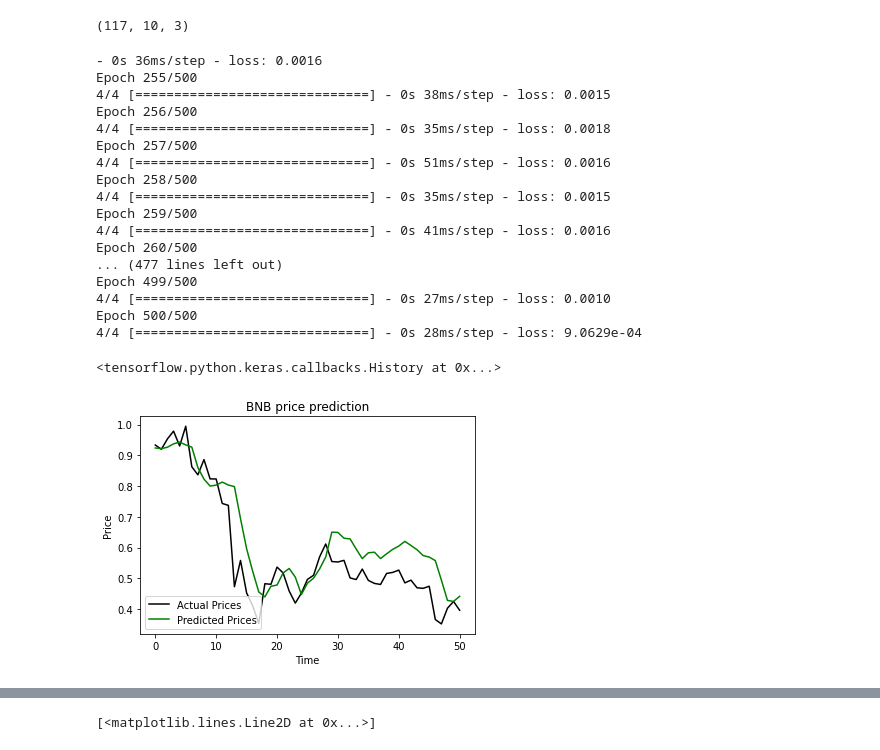
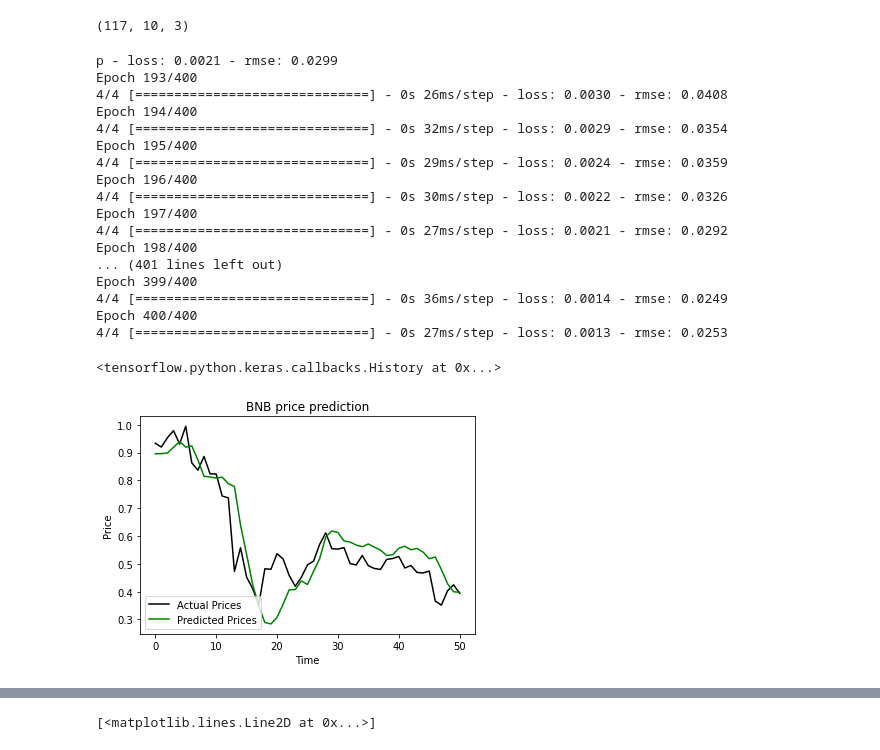
Before and after one commit to akhil14shukla/Crypto-Prediction, a Jupyter notebook: Crypto_2.ipynb, the cells around one changed output, grey strips where cells are left out. Cells and saved outputs as stored; diff of their text form; code cells hidden in the pictures.

Commit message:
Improving the model

```diff
--- a/Crypto_2.ipynb
+++ b/Crypto_2.ipynb
@@ -59,6 +59,12 @@ x_train, y_train = np.array(x_train), np.array(y_train)
 x_train.shape
 # %% [output]
 (117, 10, 3)
+# %%
+# custom metric for our model, only to monitor our model while training
+from tensorflow.keras import backend
+
+def rmse(y_true, y_pred):
+	return backend.sqrt(backend.mean(backend.square(y_pred - y_true), axis=-1))
 # %%
 #creating neural netowrk
 model = Sequential()
@@ -71,26 +77,26 @@ model.add(LSTM(units=100))
 # model.add(Dropout(0.2))
 
 model.add(Dense(units=1))
-model.compile(optimizer='adam', loss='mean_squared_error')
-model.fit(x_train,y_train, epochs=500, batch_size=32)
+model.compile(optimizer='adam', loss='mean_squared_error',metrics=[rmse])
+model.fit(x_train,y_train, epochs=400, batch_size=32)
 # %% [output]
-- 0s 36ms/step - loss: 0.0016
-Epoch 255/500
-4/4 [==============================] - 0s 38ms/step - loss: 0.0015
-Epoch 256/500
-4/4 [==============================] - 0s 35ms/step - loss: 0.0018
-Epoch 257/500
-4/4 [==============================] - 0s 51ms/step - loss: 0.0016
-Epoch 258/500
-4/4 [==============================] - 0s 35ms/step - loss: 0.0015
-Epoch 259/500
-4/4 [==============================] - 0s 41ms/step - loss: 0.0016
-Epoch 260/500
-... (477 lines left out)
-Epoch 499/500
-4/4 [==============================] - 0s 27ms/step - loss: 0.0010
-Epoch 500/500
-4/4 [==============================] - 0s 28ms/step - loss: 9.0629e-04
+p - loss: 0.0021 - rmse: 0.0299
+Epoch 193/400
+4/4 [==============================] - 0s 26ms/step - loss: 0.0030 - rmse: 0.0408
+Epoch 194/400
+4/4 [==============================] - 0s 32ms/step - loss: 0.0029 - rmse: 0.0354
+Epoch 195/400
+4/4 [==============================] - 0s 29ms/step - loss: 0.0024 - rmse: 0.0359
+Epoch 196/400
+4/4 [==============================] - 0s 30ms/step - loss: 0.0022 - rmse: 0.0326
+Epoch 197/400
+4/4 [==============================] - 0s 27ms/step - loss: 0.0021 - rmse: 0.0292
+Epoch 198/400
+... (401 lines left out)
+Epoch 399/400
+4/4 [==============================] - 0s 36ms/step - loss: 0.0014 - rmse: 0.0249
+Epoch 400/400
+4/4 [==============================] - 0s 27ms/step - loss: 0.0013 - rmse: 0.0253
 <tensorflow.python.keras.callbacks.History at 0x...>
 # %%
 test_start = dt.datetime.now()-dt.timedelta(days=50)
@@ -101,35 +107,35 @@ test_data = web.DataReader(f'{crypto_currency}-{against_currency}','yahoo', test
 final_test = pd.DataFrame()
 final_test['Close_Open'] = test_data['Close'] - test_data['Open']
 final_test['High_Low'] = test_data['High'] - test_data['Low']
 final_test['Close'] = test_data['Close']
 
 total_dataset = pd.concat((final_data,final_test),axis=0)
 model_inputs = total_dataset[len(total_dataset) - len(test_data)-prediction_days:]
 # model_inputs=difference(np.log10((model_inputs))).to_numpy()
 # model_inputs = model_inputs
 model_inputs = scaler.transform(model_inputs)
 actual_prices = (model_inputs[prediction_days:,2])#difference(np.log10((test_data['Close']))).to_numpy()
 
 
 
 x_test = []
 for x in range(prediction_days, len(model_inputs)):
     x_test.append(model_inputs[x-prediction_days:x])
 x_test = np.array(x_test)
 # x_test = np.reshape(x_test, (x_test.shape[0], x_test.shape[1],1))
 
-prediction_prices = model.predict(x_test)
+prediction_prices = model.predict(x_test, ba)
 # prediction_prices = scaler.inverse_transform(prediction_prices)
 # prediction_prices = scaler.inverse_transform(prediction_prices)
 plt.plot(actual_prices,color='black', label='Actual Prices')
 plt.plot(prediction_prices, color='green', label='Predicted Prices')
 plt.title(f'{crypto_currency} price prediction')
 plt.xlabel('Time')
 plt.ylabel('Price')
 plt.legend(loc='lower left')
 plt.show()
 # %% [output]
-[figure, old version]
+[figure, new version]
 # %%
 # # Predict Next Day
 # real_data = [model_inputs[len(model_inputs) +1 - prediction_days: len(model_inputs) + 1,0]]
```
Also changed, not shown: parts of 3 cells of this notebook.
